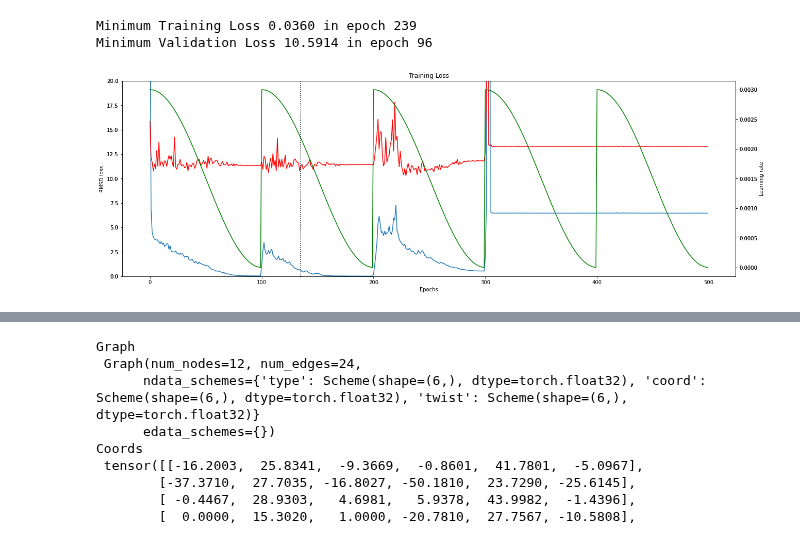
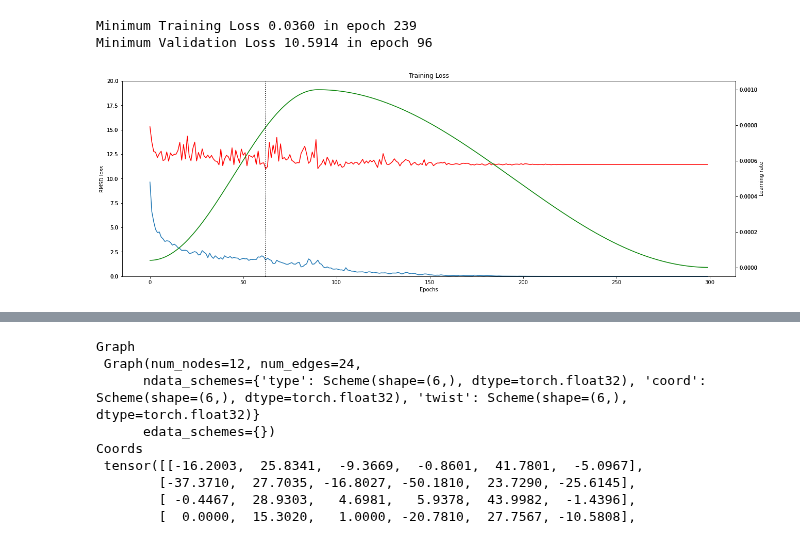
Before and after one commit to milang9/3d_classifier, a Jupyter notebook: 3d_classifier.ipynb, the cells around one changed output, grey strips where cells are left out. Saved outputs shown, nothing was run; the diff lists cells and outputs as text; code cells hidden in the pictures.

Commit message:
Cyclic LR_2

```diff
--- a/3d_classifier.ipynb
+++ b/3d_classifier.ipynb
@@ -274,14 +262,16 @@ model = CG_Classifier(
     num_features=3 #len(graph.ndata)
 )
 
-b_size = 64
+epochs = 300
+
+b_size = 32
 train_dataloader = dtl.pytorch.GraphDataLoader(training_dataset, batch_size=b_size, shuffle=True)
 
-opt = th.optim.Adam(model.parameters(), lr=3e-3) #SGD(model.parameters(), lr=1e-2, momentum=0.9) #
-scheduler = th.optim.lr_scheduler.CosineAnnealingWarmRestarts(opt, T_0=100) #CosineAnnealingLR(opt, T_max=50) #CyclicLR(opt, 5e-4, 1e-2, step_size_up=20)
+opt = th.optim.Adam(model.parameters(), lr=1e-3) #SGD(model.parameters(), lr=1e-2, momentum=0.9) #
+scheduler = th.optim.lr_scheduler.OneCycleLR(opt, max_lr=1e-3, steps_per_epoch=len(train_dataloader), epochs=epochs)  #CosineAnnealingWarmRestarts(opt, T_0=80)
 model.train()
 
-epochs = 500
+
 
 
 #training setup
@@ -305,6 +295,9 @@ for epoch in range(epochs):
         opt.step()
         epoch_loss += loss.detach().item()
 
+        #apply lr changes according to scheme
+        scheduler.step()
+
     epoch_loss /= (iter + 1)
     epoch_losses.append(epoch_loss)
 
@@ -319,8 +312,7 @@ for epoch in range(epochs):
 
     val_losses.append(val_loss)
 
-    #apply lr changes according to scheme
-    scheduler.step()
+
 
     #if epoch >= 20:
     th.save(model.state_dict(), "model_data/model_epoch" + str(epoch) + ".pth")
@@ -364,7 +356,7 @@ Minimum Validation Loss 10.2894 in epoch 229
 # %%
 #store training run data
 
-file = "loss_data_2022-02-03.txt"
+file = "loss_data_2022-02-07.txt"
 
 with open("data/" + file, "w") as fh:
     fh.write(str(epoch_losses) + "\n")
@@ -392,27 +384,27 @@ Minimum Validation Loss 10.5914 in epoch 96
 # %%
 #plot the training run
 fig, ax1 = plt.subplots(layout='constrained', figsize=(18, 6))
 ax1.secondary_yaxis('left', ylim=17)
 ax1.plot(epoch_losses)
 ax1.plot(val_losses, 'r')
 ax2 = ax1.twinx()
 ax2.secondary_yaxis('right')
 ax2.plot(learning_rates, 'g')
 plt.title("Training Loss")
 ax1.set_xlabel("Epochs")
 ax1.set_ylabel("RMSD loss")
 ax2.set_ylabel("Learning rate")
 ax1.set_ybound(lower=0, upper=20)
-plt.axvline(x = 135, c = 'black', ls = ':')
+plt.axvline(x = 62, c = 'black', ls = ':')
 #plt.axvline(x = 96, c = 'black', ls = ':')
 #plt.axvline(x = 145, c = 'black', ls = ':')
 #plt.axvline(x = 190, c = 'black', ls = ':')
 #plt.axvline(x = 250, c = 'black', ls = ':')
 #plt.axvline(x = 321, c = 'black', ls = ':')
 #plt.axvline(x = 404, c = 'black', ls = ':')
 plt.draw()
 # %% [output]
-[figure, old version]
+[figure, new version]
 # %%
 #Test Data
 test_dir = "./data/test_set"
```
Also changed, not shown: parts of 4 cells of this notebook.
